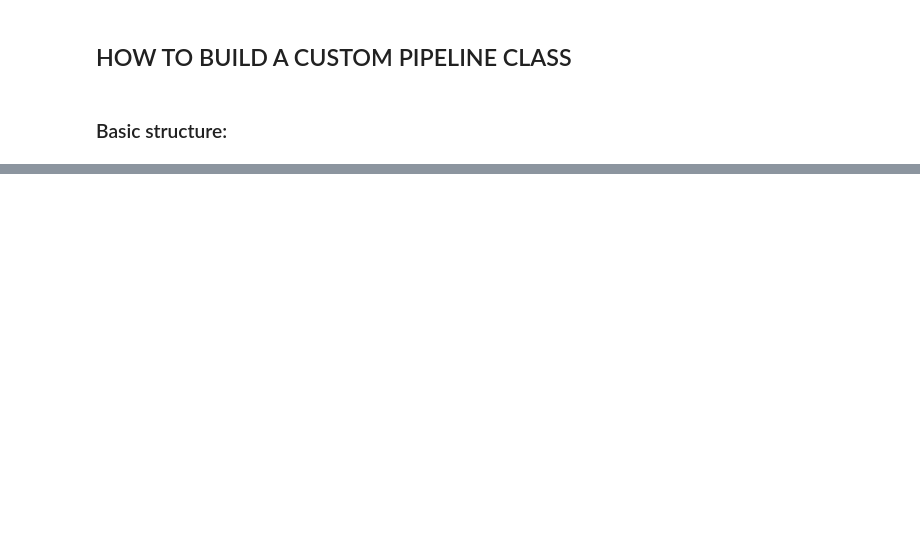
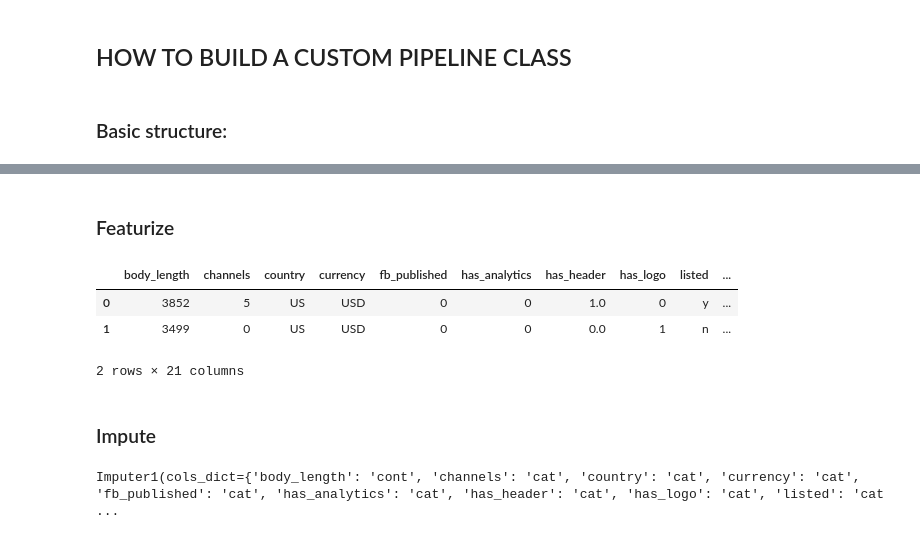
Before and after one commit to leannebaldwin/sklearn_pipelines, a Jupyter notebook: sklearn_pipelines_lesson.ipynb, the cells around one changed output, grey strips where cells are left out. Saved outputs shown, nothing was run; the diff lists cells and outputs as text; code cells hidden in the pictures; blank space fills up the shorter version.

```diff
--- a/sklearn_pipelines_lesson.ipynb
+++ b/sklearn_pipelines_lesson.ipynb
@@ -16,4 +25,4 @@ Archive:  data/data.zip
   inflating: data.json
 # %%
 # load raw training data
-X, y = model.load('data/data.json')
+X, y = model.load('data/training_data.json')
@@ -454,0 +403,3 @@ def pickle_pipeline(pipeline, output_name):
+# %%
+# get the raw data again:
+X, y = model.load('data/training_data.json')
@@ -454,0 +414,2 @@ def pickle_pipeline(pipeline, output_name):
+# %% [markdown]
+### Featurize
@@ -454,0 +456,13 @@ def pickle_pipeline(pipeline, output_name):
+# %%
+# There is no fit method in this class, it just transforms data without saving any information
+X_featurized = featurizer.transform(X)
+# %%
+# Lets take a peek:
+X_featurized.head(2)
+# %% [output]
+|  | body_length | channels | country | currency | fb_published | has_analytics | has_header | has_logo | listed | ... |
+| 0 | 3852 | 5 | US | USD | 0 | 0 | 1.0 | 0 | y | ... |
+| 1 | 3499 | 0 | US | USD | 0 | 0 | 0.0 | 1 | n | ... |
+2 rows × 21 columns
+# %% [markdown]
+### Impute
@@ -454,0 +493,6 @@ def pickle_pipeline(pipeline, output_name):
+# %%
+# Fit the imputer with the featurized X data
+# What is the fit method returning?
+imputer.fit(X_featurized)
+# %% [output]
+Imputer1(cols_dict={'body_length': 'cont', 'channels': 'cat', 'country': 'cat', 'currency': 'cat', 'fb_published': 'cat', 'has_analytics': 'cat', 'has_header': 'cat', 'has_logo': 'cat', 'listed': 'cat ...
```
Also changed, not shown: parts of 53 cells of this notebook, 1 other file.
